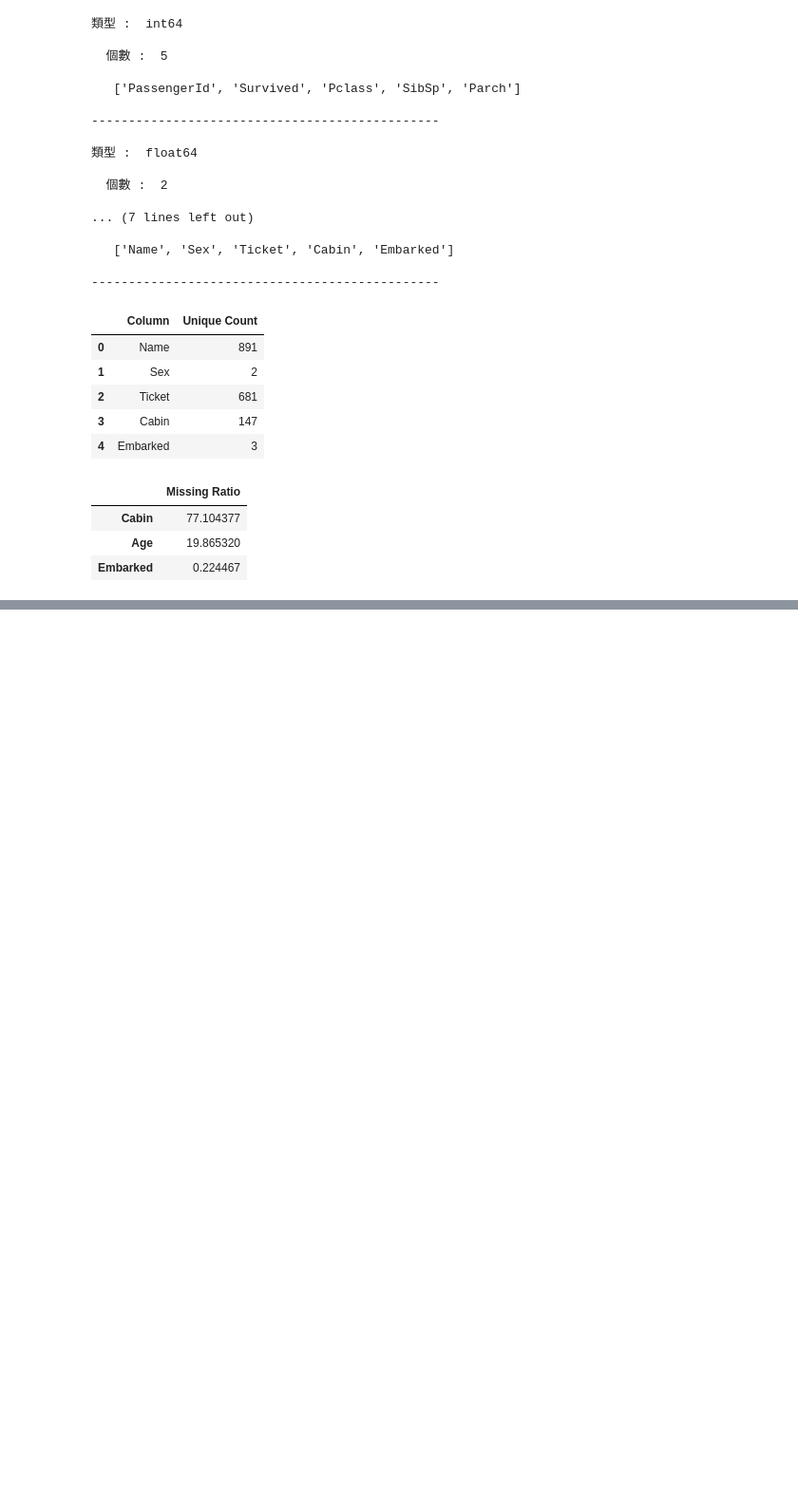
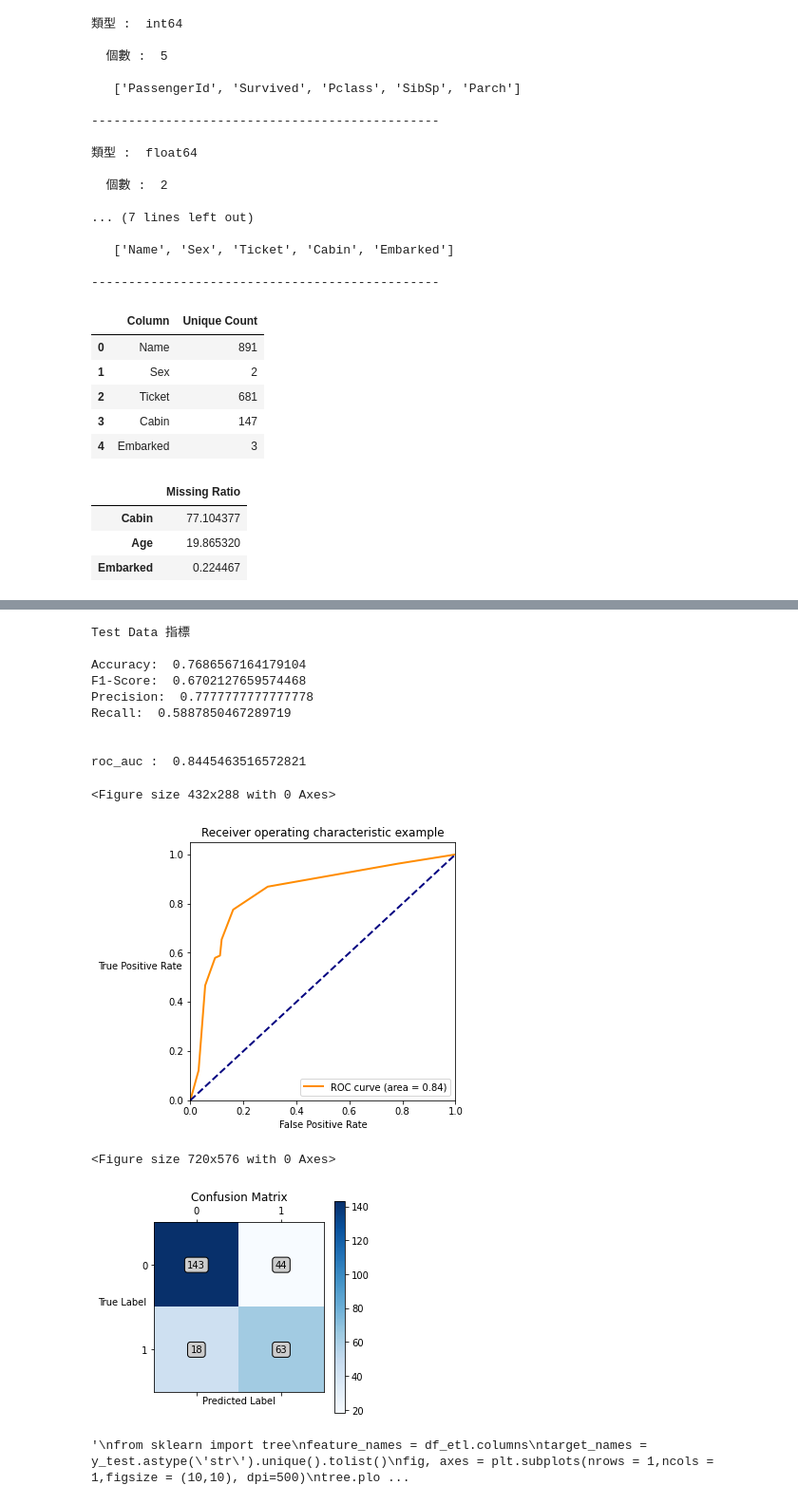
Before and after one commit to GallonShih/Projects, a Jupyter notebook: SideProject/02_Kaggle_Titanic/Titanic.ipynb, the cells around one changed output, grey strips where cells are left out. Shown at 95% size. Cells and saved outputs as stored; diff of their text form; code cells hidden in the pictures; blank space fills up the shorter version.

```diff
--- a/SideProject/02_Kaggle_Titanic/Titanic.ipynb
+++ b/SideProject/02_Kaggle_Titanic/Titanic.ipynb
@@ -373,0 +320,49 @@ Recall:  0.7289719626168224
+# %%
+# 決策樹模型
+from sklearn.tree import DecisionTreeClassifier
+
+model02 = DecisionTreeClassifier(max_depth=5,random_state=12,)
+
+model02.fit(X_train,y_train)
+
+print('Test Data 指標\n')
+y_pred = model02.predict_proba(X_test,)[:,1]
+threshold = 0.5
+y_pred_binarized = np.where(y_pred>threshold, 1, 0) # 使用 np.where 函數, 將 y_pred > 0.5 的值變為 1，小於 0.5 的為 0
+KPI(y_test,y_pred_binarized)
+print('\n')
+fpr,tpr,threshold = metrics.roc_curve(y_test, y_pred) ###計算真正率和假正率
+roc_auc = metrics.auc(fpr,tpr) ###計算auc的值
+print('roc_auc : ',roc_auc)
+model_roc_curve(fpr=fpr,tpr=tpr)
+CM_plot(y_test, y_pred_binarized)
+# %% [output]
+Test Data 指標
+
+Accuracy:  0.7686567164179104
+F1-Score:  0.6702127659574468
+Precision:  0.7777777777777778
+Recall:  0.5887850467289719
+
+
+roc_auc :  0.8445463516572821
+<Figure size 432x288 with 0 Axes>
+[figure, added]
+<Figure size 720x576 with 0 Axes>
+[figure, added]
+# %%
+'''
+from sklearn import tree
+feature_names = df_etl.columns
+target_names = y_test.astype('str').unique().tolist()
+fig, axes = plt.subplots(nrows = 1,ncols = 1,figsize = (10,10), dpi=500)
+tree.plot_tree(model02,
+               feature_names = feature_names,
+               class_names=target_names,
+               filled = True,fontsize=5)
+
+plt.suptitle("Decision Tree")
+plt.show()
+'''
+# %% [output]
+'\nfrom sklearn import tree\nfeature_names = df_etl.columns\ntarget_names = y_test.astype(\'str\').unique().tolist()\nfig, axes = plt.subplots(nrows = 1,ncols = 1,figsize = (10,10), dpi=500)\ntree.plo ...
```
Also changed, not shown: parts of 23 cells of this notebook.
